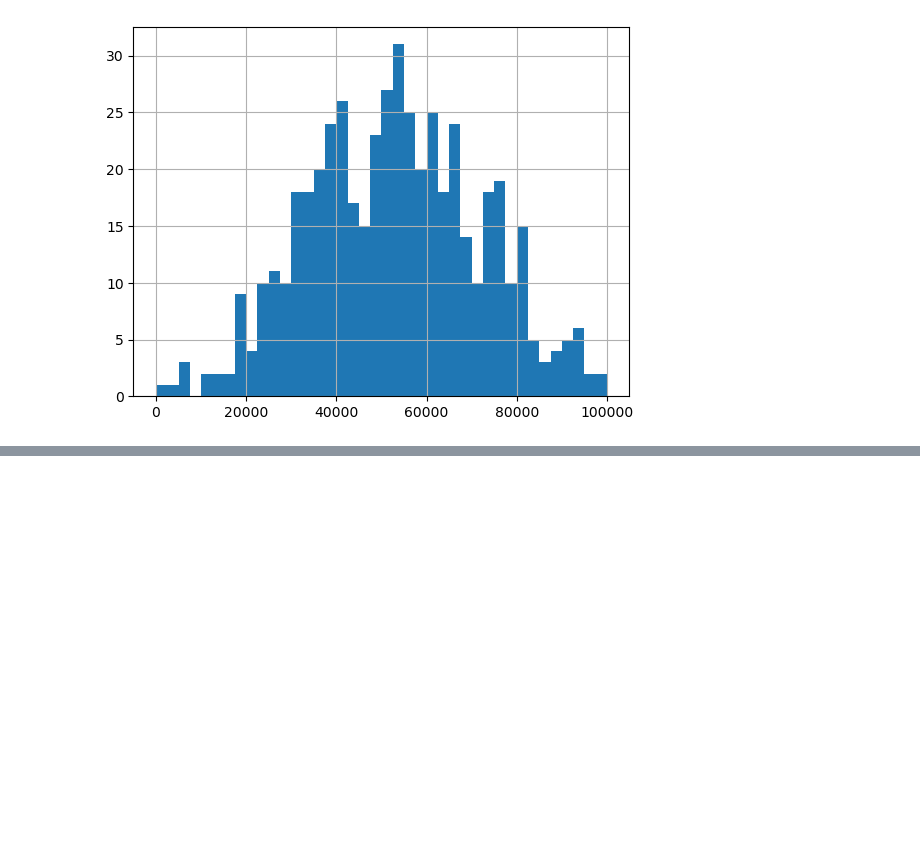
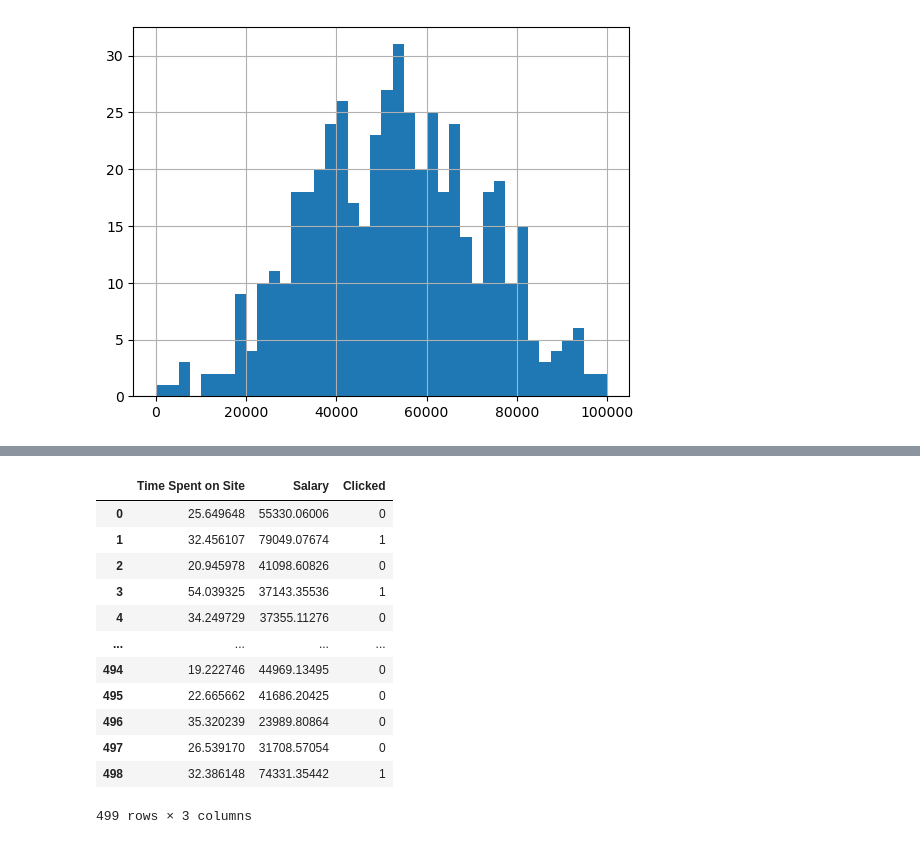
Before and after one commit to mat-ilde/data-prediction-machine-learning, a Jupyter notebook: Logistic regression Facebook Ads.ipynb, the cells around one changed output, grey strips where cells are left out. Cells and saved outputs as stored; diff of their text form; code cells hidden in the pictures; blank space fills up the shorter version.

```diff
--- a/Logistic regression Facebook Ads.ipynb
+++ b/Logistic regression Facebook Ads.ipynb
@@ -56,0 +62,18 @@ training_set['Salary'].hist(bins = 40)
+# %%
+training_set.drop(['Names','emails','Country'], axis=1, inplace=True)#inplace is to apply the change in the memory
+# %%
+training_set
+# %% [output]
+|  | Time Spent on Site | Salary | Clicked |
+| 0 | 25.649648 | 55330.06006 | 0 |
+| 1 | 32.456107 | 79049.07674 | 1 |
+| 2 | 20.945978 | 41098.60826 | 0 |
+| 3 | 54.039325 | 37143.35536 | 1 |
+| 4 | 34.249729 | 37355.11276 | 0 |
+| ... | ... | ... | ... |
+| 494 | 19.222746 | 44969.13495 | 0 |
+| 495 | 22.665662 | 41686.20425 | 0 |
+| 496 | 35.320239 | 23989.80864 | 0 |
+| 497 | 26.539170 | 31708.57054 | 0 |
+| 498 | 32.386148 | 74331.35442 | 1 |
+499 rows × 3 columns
```
Also changed, not shown: parts of 9 cells of this notebook.
